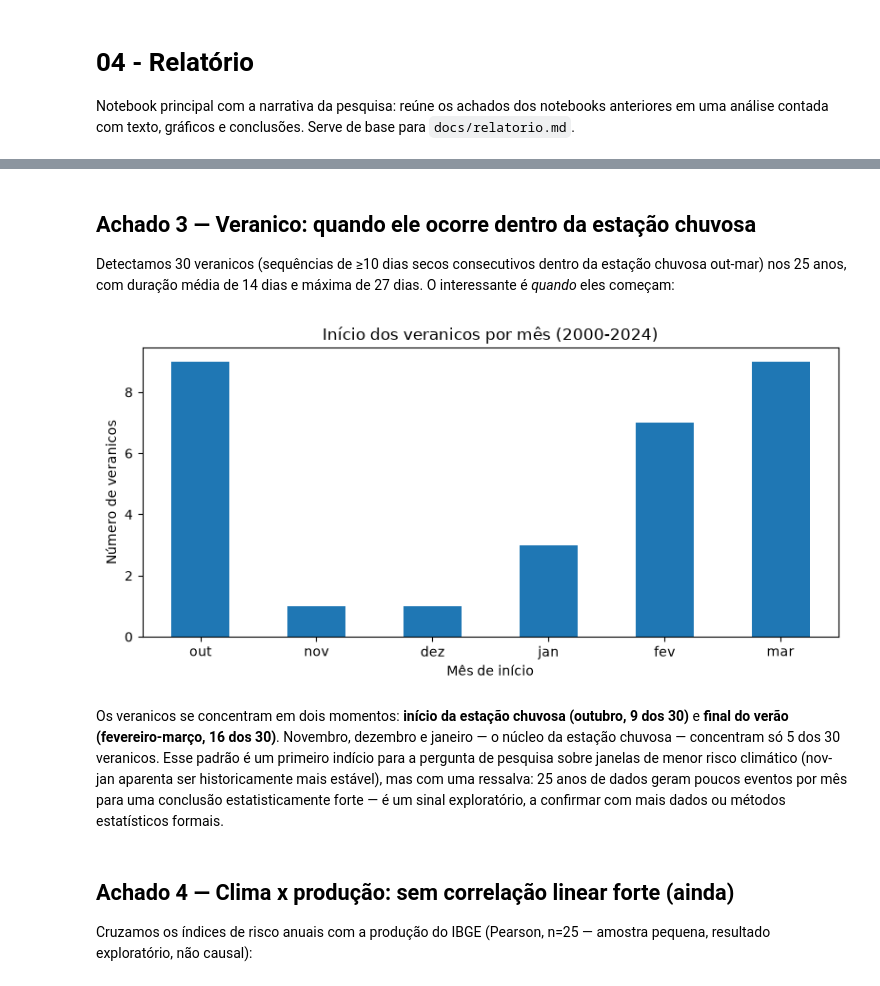
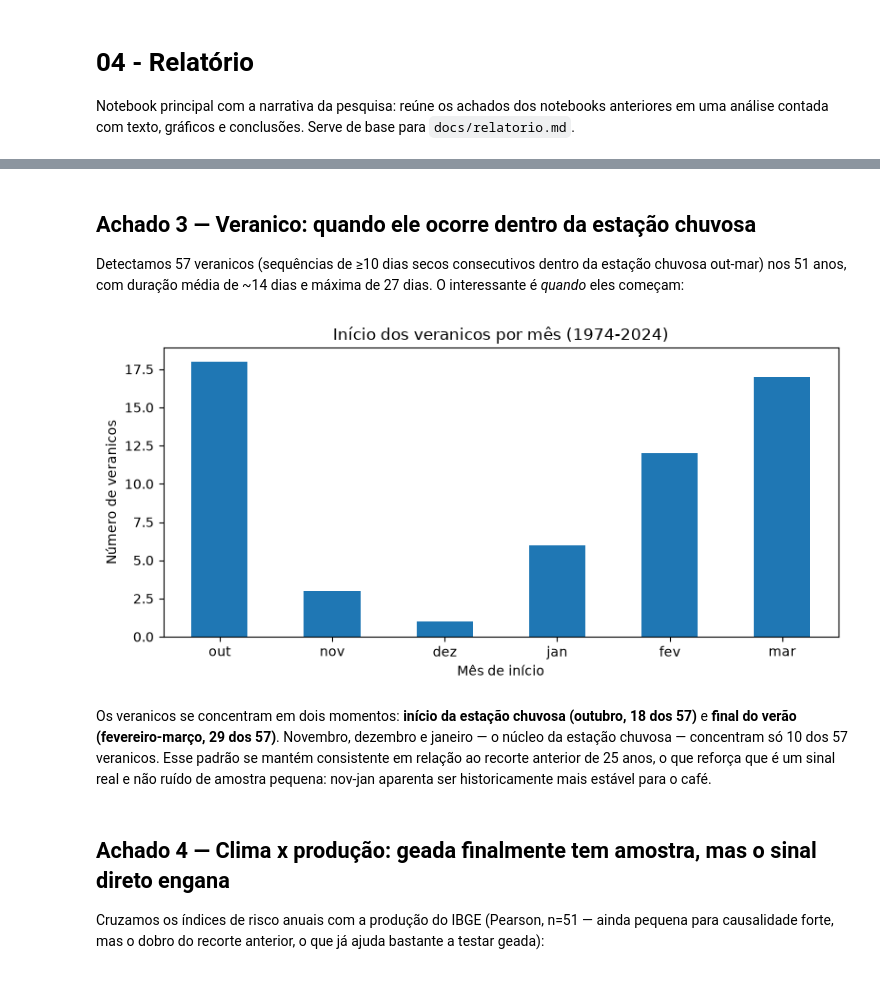
Before and after one commit to cauafdev/agroclima-cafe, a Jupyter notebook: notebooks/04_relatorio.ipynb, the cells around one changed output, grey strips where cells are left out. Drawn from its saved outputs; the diff is of its cells as text; code cells hidden in the pictures.

```diff
--- a/notebooks/04_relatorio.ipynb
+++ b/notebooks/04_relatorio.ipynb
@@ -76,38 +83,37 @@ plt.show()
 # %% [markdown]
 ## Achado 3 — Veranico: quando ele ocorre dentro da estação chuvosa
 
-Detectamos 30 veranicos (sequências de ≥10 dias secos consecutivos
-dentro da estação chuvosa out-mar) nos 25 anos, com duração média de
-14 dias e máxima de 27 dias. O interessante é *quando* eles começam:
+Detectamos 57 veranicos (sequências de ≥10 dias secos consecutivos
+dentro da estação chuvosa out-mar) nos 51 anos, com duração média de
+~14 dias e máxima de 27 dias. O interessante é *quando* eles começam:
 # %%
 nomes_meses = {10: "out", 11: "nov", 12: "dez", 1: "jan", 2: "fev", 3: "mar"}
 inicio_por_mes = veranicos["inicio"].dt.month.value_counts().reindex(nomes_meses.keys(), fill_value=0)
 inicio_por_mes.index = inicio_por_mes.index.map(nomes_meses)
 
-inicio_por_mes.plot(kind="bar", figsize=(8, 4), title="Início dos veranicos por mês (2000-2024)")
+inicio_por_mes.plot(kind="bar", figsize=(8, 4), title="Início dos veranicos por mês (1974-2024)")
 plt.ylabel("Número de veranicos")
 plt.xlabel("Mês de início")
 plt.xticks(rotation=0)
 plt.tight_layout()
 plt.savefig("../figuras/veranicos_por_mes.png", dpi=150, bbox_inches="tight")
 plt.show()
 # %% [output]
-[figure, old version]
+[figure, new version]
 # %% [markdown]
 Os veranicos se concentram em dois momentos: **início da estação
-chuvosa (outubro, 9 dos 30)** e **final do verão (fevereiro-março, 16
-dos 30)**. Novembro, dezembro e janeiro — o núcleo da estação chuvosa —
-concentram só 5 dos 30 veranicos. Esse padrão é um primeiro indício
-para a pergunta de pesquisa sobre janelas de menor risco climático
-(nov-jan aparenta ser historicamente mais estável), mas com uma
-ressalva: 25 anos de dados geram poucos eventos por mês para uma
-conclusão estatisticamente forte — é um sinal exploratório, a
-confirmar com mais dados ou métodos estatísticos formais.
+chuvosa (outubro, 18 dos 57)** e **final do verão (fevereiro-março,
+29 dos 57)**. Novembro, dezembro e janeiro — o núcleo da estação
+chuvosa — concentram só 10 dos 57 veranicos. Esse padrão se mantém
+consistente em relação ao recorte anterior de 25 anos, o que reforça
+que é um sinal real e não ruído de amostra pequena: nov-jan aparenta
+ser historicamente mais estável para o café.
 # %% [markdown]
-## Achado 4 — Clima x produção: sem correlação linear forte (ainda)
+## Achado 4 — Clima x produção: geada finalmente tem amostra, mas o sinal direto engana
 
 Cruzamos os índices de risco anuais com a produção do IBGE (Pearson,
-n=25 — amostra pequena, resultado exploratório, não causal):
+n=51 — ainda pequena para causalidade forte, mas o dobro do recorte
+anterior, o que já ajuda bastante a testar geada):
 # %%
 colunas_risco = ["geada_leve", "geada_severa", "chuva_excessiva", "veranicos"]
 colunas_producao = ["area_colhida_ha", "quantidade_produzida_t", "rendimento_medio_kg_ha"]
```
Also changed, not shown: parts of 11 cells of this notebook, 6 other files.
